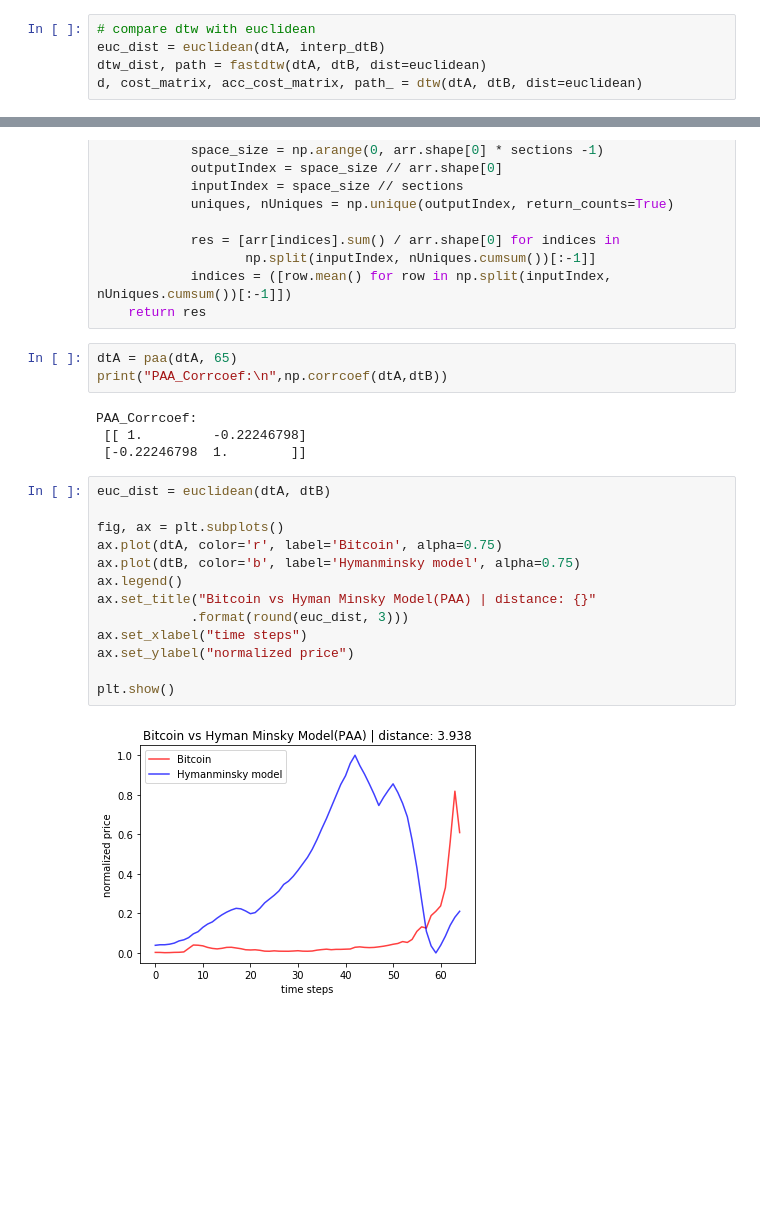
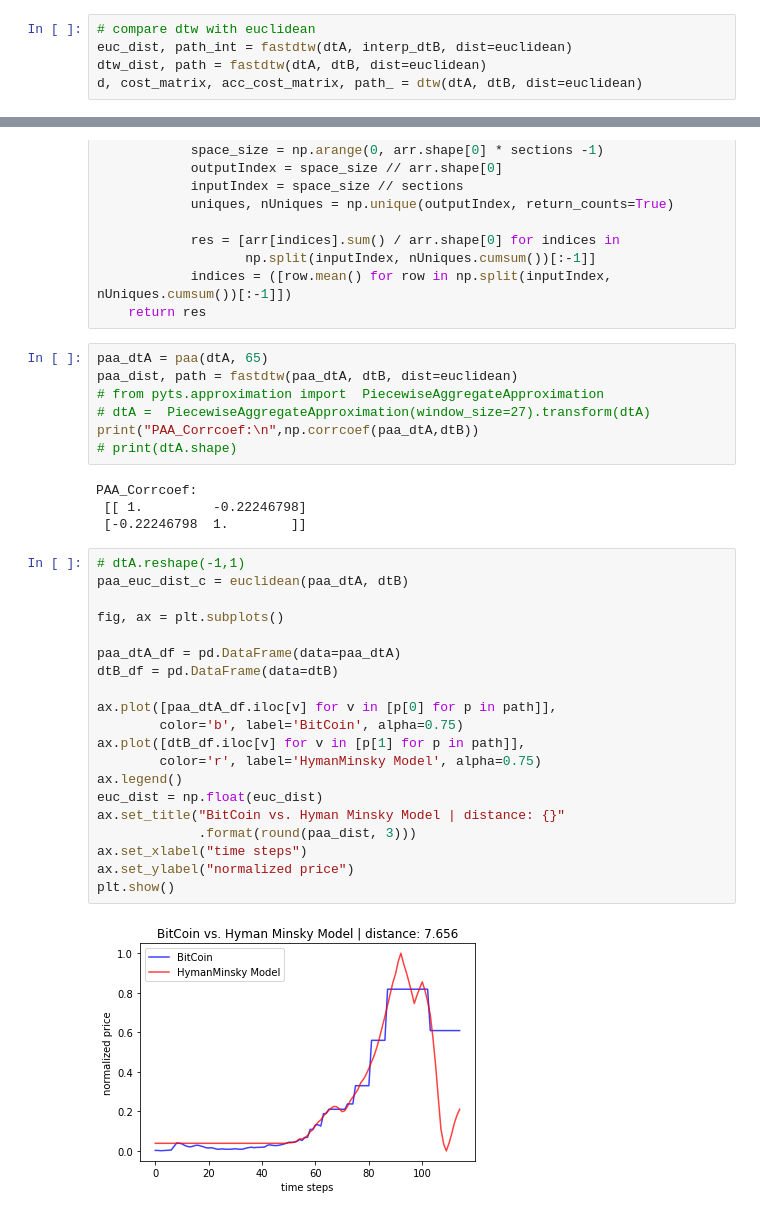
Before and after one commit to dassolkim/time-series-analysis, a Jupyter notebook: bitcoin_jihun/DTW/DTW_compare_ED.ipynb, the cells around one changed output, grey strips where cells are left out. Cells and saved outputs as stored; diff of their text form; blank space fills up the shorter version.

```diff
--- a/bitcoin_jihun/DTW/DTW_compare_ED.ipynb
+++ b/bitcoin_jihun/DTW/DTW_compare_ED.ipynb
@@ -40,7 +40,7 @@ print(interp_dtB.shape)
 (1743, 1)
 # %%
 # compare dtw with euclidean
-euc_dist = euclidean(dtA, interp_dtB)
+euc_dist, path_int = fastdtw(dtA, interp_dtB, dist=euclidean)
 dtw_dist, path = fastdtw(dtA, dtB, dist=euclidean)
 d, cost_matrix, acc_cost_matrix, path_ = dtw(dtA, dtB, dist=euclidean)
 # %%
@@ -135,25 +153,36 @@ def paa(arr, sections):
                    np.split(inputIndex, nUniques.cumsum())[:-1]]
             indices = ([row.mean() for row in np.split(inputIndex, nUniques.cumsum())[:-1]])
     return res
-# %%
-dtA = paa(dtA, 65)
-print("PAA_Corrcoef:\n",np.corrcoef(dtA,dtB))
-# %% [output]
-PAA_Corrcoef:
- [[ 1.         -0.22246798]
- [-0.22246798  1.        ]]
+# %%
+paa_dtA = paa(dtA, 65)
+paa_dist, path = fastdtw(paa_dtA, dtB, dist=euclidean)
+# from pyts.approximation import  PiecewiseAggregateApproximation
+# dtA =  PiecewiseAggregateApproximation(window_size=27).transform(dtA)
+print("PAA_Corrcoef:\n",np.corrcoef(paa_dtA,dtB))
+# print(dtA.shape)
+# %% [output]
+PAA_Corrcoef:
+ [[ 1.         -0.22246798]
+ [-0.22246798  1.        ]]
 # %%
-euc_dist = euclidean(dtA, dtB)
+# dtA.reshape(-1,1)
+paa_euc_dist_c = euclidean(paa_dtA, dtB)
 
 fig, ax = plt.subplots()
-ax.plot(dtA, color='r', label='Bitcoin', alpha=0.75)
-ax.plot(dtB, color='b', label='Hymanminsky model', alpha=0.75)
+
+paa_dtA_df = pd.DataFrame(data=paa_dtA)
+dtB_df = pd.DataFrame(data=dtB)
+
+ax.plot([paa_dtA_df.iloc[v] for v in [p[0] for p in path]],
+        color='b', label='BitCoin', alpha=0.75)
+ax.plot([dtB_df.iloc[v] for v in [p[1] for p in path]],
+        color='r', label='HymanMinsky Model', alpha=0.75)
 ax.legend()
-ax.set_title("Bitcoin vs Hyman Minsky Model(PAA) | distance: {}"
-            .format(round(euc_dist, 3)))
+euc_dist = np.float(euc_dist)
+ax.set_title("BitCoin vs. Hyman Minsky Model | distance: {}"
+             .format(round(paa_dist, 3)))
 ax.set_xlabel("time steps")
 ax.set_ylabel("normalized price")
-
 plt.show()
 # %% [output]
-[figure, old version]
+[figure, new version]
```
Also changed, not shown: parts of 2 cells of this notebook, 3 other files.
